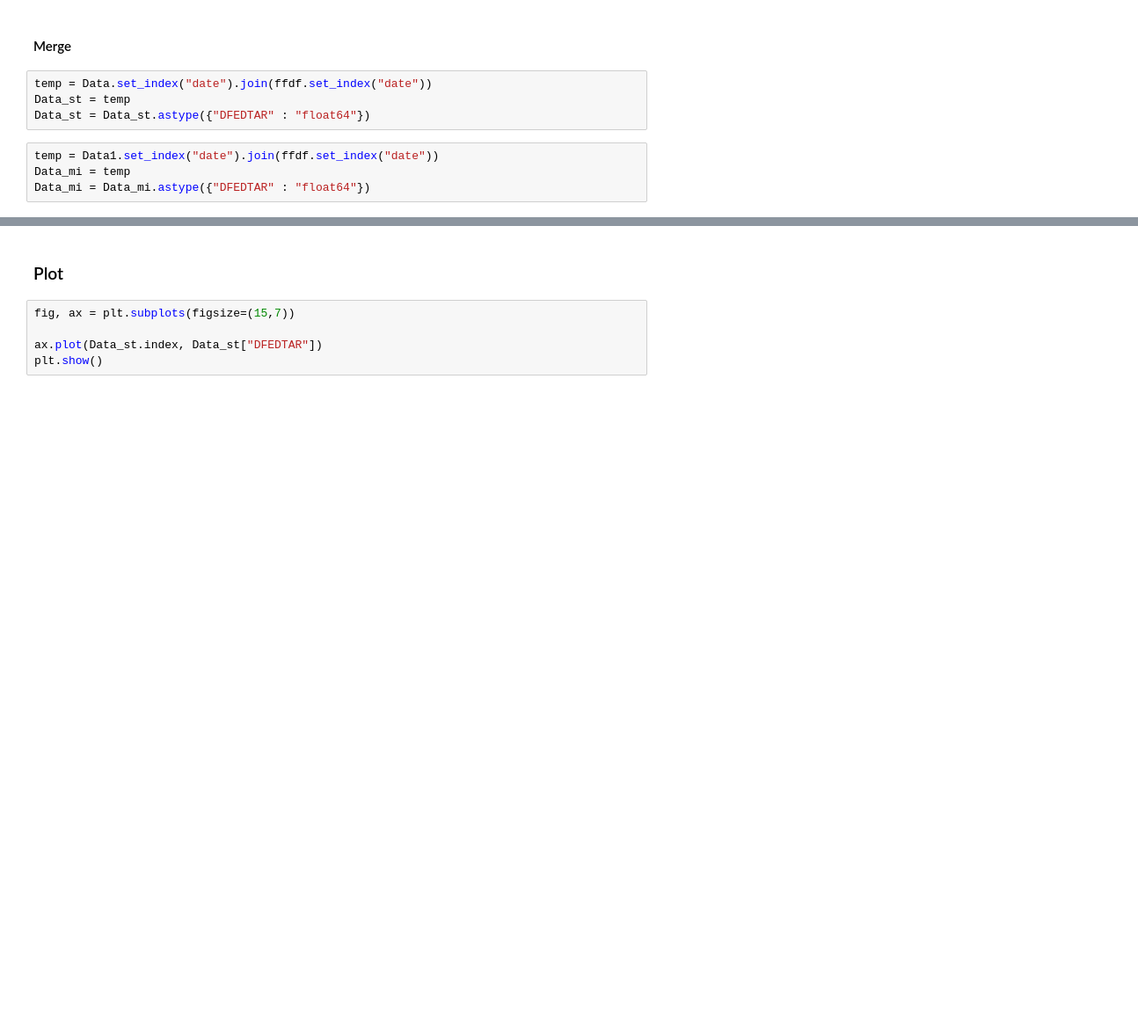
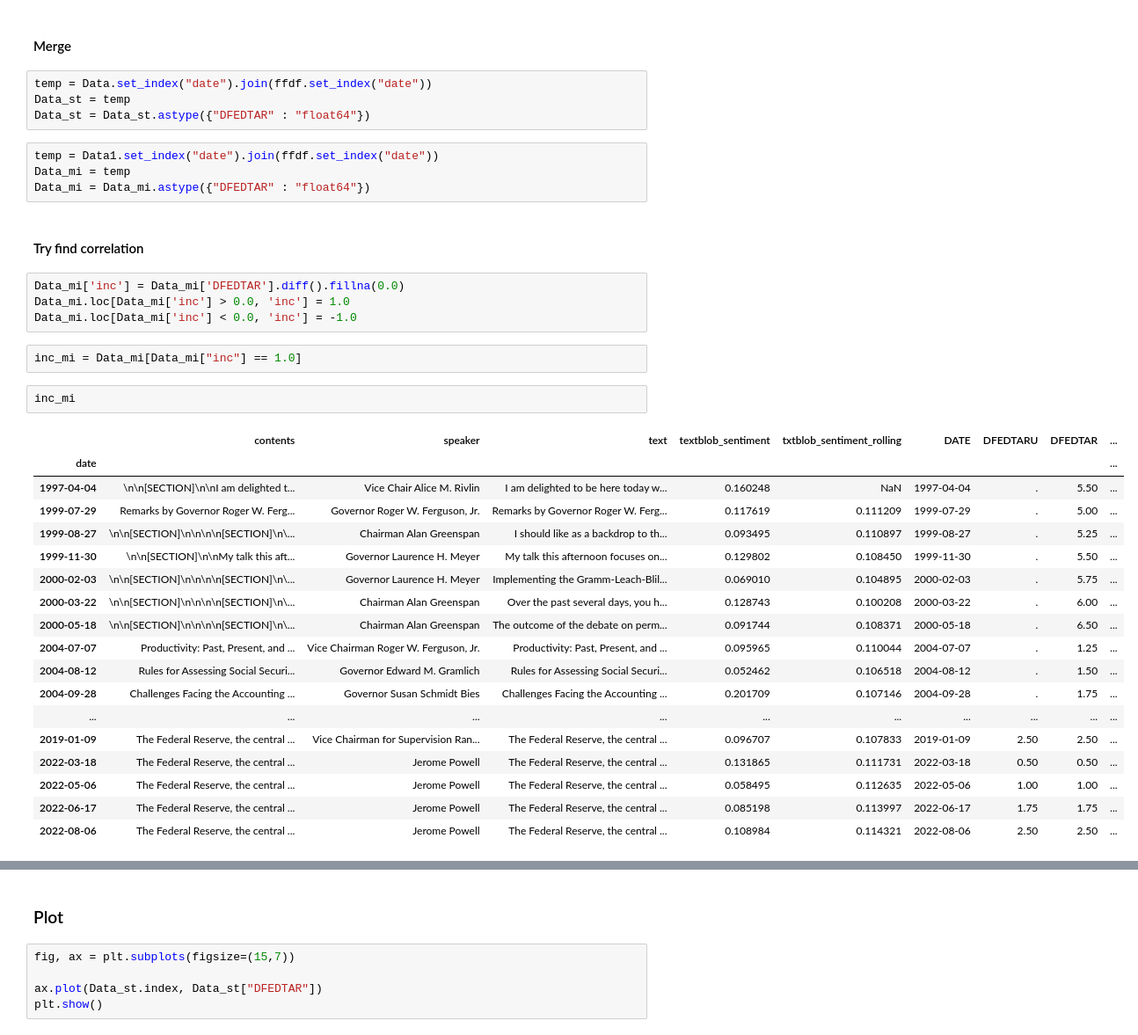
Before and after one commit to keonsunkim/centralbank_analysis, a Jupyter notebook: src/1_FOMC_Analysis_Preliminary.ipynb, the cells around one changed output, grey strips where cells are left out. Shown at 88% size. Saved outputs shown, nothing was run; the diff lists cells and outputs as text; blank space fills up the shorter version.

```diff
--- a/src/1_FOMC_Analysis_Preliminary.ipynb
+++ b/src/1_FOMC_Analysis_Preliminary.ipynb
@@ -209,3 +374,32 @@ Data_st = Data_st.astype({"DFEDTAR" : "float64"})
 temp = Data1.set_index("date").join(ffdf.set_index("date"))
 Data_mi = temp
 Data_mi = Data_mi.astype({"DFEDTAR" : "float64"})
+# %% [markdown]
+#### Try find correlation
+# %%
+Data_mi['inc'] = Data_mi['DFEDTAR'].diff().fillna(0.0)
+Data_mi.loc[Data_mi['inc'] > 0.0, 'inc'] = 1.0
+Data_mi.loc[Data_mi['inc'] < 0.0, 'inc'] = -1.0
+# %%
+inc_mi = Data_mi[Data_mi["inc"] == 1.0]
+# %%
+inc_mi
+# %% [output]
+|  | contents | speaker | text | textblob_sentiment | txtblob_sentiment_rolling | DATE | DFEDTARU | DFEDTAR | ... |
+| date |  |  |  |  |  |  |  |  | ... |
+| 1997-04-04 | \n\n[SECTION]\n\nI am delighted t... | Vice Chair Alice M. Rivlin | I am delighted to be here today w... | 0.160248 | NaN | 1997-04-04 | . | 5.50 | ... |
+| 1999-07-29 | Remarks by Governor Roger W. Ferg... | Governor Roger W. Ferguson, Jr. | Remarks by Governor Roger W. Ferg... | 0.117619 | 0.111209 | 1999-07-29 | . | 5.00 | ... |
+| 1999-08-27 | \n\n[SECTION]\n\n\n\n[SECTION]\n\... | Chairman Alan Greenspan | I should like as a backdrop to th... | 0.093495 | 0.110897 | 1999-08-27 | . | 5.25 | ... |
+| 1999-11-30 | \n\n[SECTION]\n\nMy talk this aft... | Governor Laurence H. Meyer | My talk this afternoon focuses on... | 0.129802 | 0.108450 | 1999-11-30 | . | 5.50 | ... |
+| 2000-02-03 | \n\n[SECTION]\n\n\n\n[SECTION]\n\... | Governor Laurence H. Meyer | Implementing the Gramm-Leach-Blil... | 0.069010 | 0.104895 | 2000-02-03 | . | 5.75 | ... |
+| 2000-03-22 | \n\n[SECTION]\n\n\n\n[SECTION]\n\... | Chairman Alan Greenspan | Over the past several days, you h... | 0.128743 | 0.100208 | 2000-03-22 | . | 6.00 | ... |
+| 2000-05-18 | \n\n[SECTION]\n\n\n\n[SECTION]\n\... | Chairman Alan Greenspan | The outcome of the debate on perm... | 0.091744 | 0.108371 | 2000-05-18 | . | 6.50 | ... |
+| 2004-07-07 | Productivity: Past, Present, and ... | Vice Chairman Roger W. Ferguson, Jr. | Productivity: Past, Present, and ... | 0.095965 | 0.110044 | 2004-07-07 | . | 1.25 | ... |
+| 2004-08-12 | Rules for Assessing Social Securi... | Governor Edward M. Gramlich | Rules for Assessing Social Securi... | 0.052462 | 0.106518 | 2004-08-12 | . | 1.50 | ... |
+| 2004-09-28 | Challenges Facing the Accounting ... | Governor Susan Schmidt Bies | Challenges Facing the Accounting ... | 0.201709 | 0.107146 | 2004-09-28 | . | 1.75 | ... |
+| ... | ... | ... | ... | ... | ... | ... | ... | ... | ... |
+| 2019-01-09 | The Federal Reserve, the central ... | Vice Chairman for Supervision Ran... | The Federal Reserve, the central ... | 0.096707 | 0.107833 | 2019-01-09 | 2.50 | 2.50 | ... |
+| 2022-03-18 | The Federal Reserve, the central ... | Jerome Powell | The Federal Reserve, the central ... | 0.131865 | 0.111731 | 2022-03-18 | 0.50 | 0.50 | ... |
+| 2022-05-06 | The Federal Reserve, the central ... | Jerome Powell | The Federal Reserve, the central ... | 0.058495 | 0.112635 | 2022-05-06 | 1.00 | 1.00 | ... |
+| 2022-06-17 | The Federal Reserve, the central ... | Jerome Powell | The Federal Reserve, the central ... | 0.085198 | 0.113997 | 2022-06-17 | 1.75 | 1.75 | ... |
+| 2022-08-06 | The Federal Reserve, the central ... | Jerome Powell | The Federal Reserve, the central ... | 0.108984 | 0.114321 | 2022-08-06 | 2.50 | 2.50 | ... |
```
Also changed, not shown: parts of 22 cells of this notebook, 9 other files.
